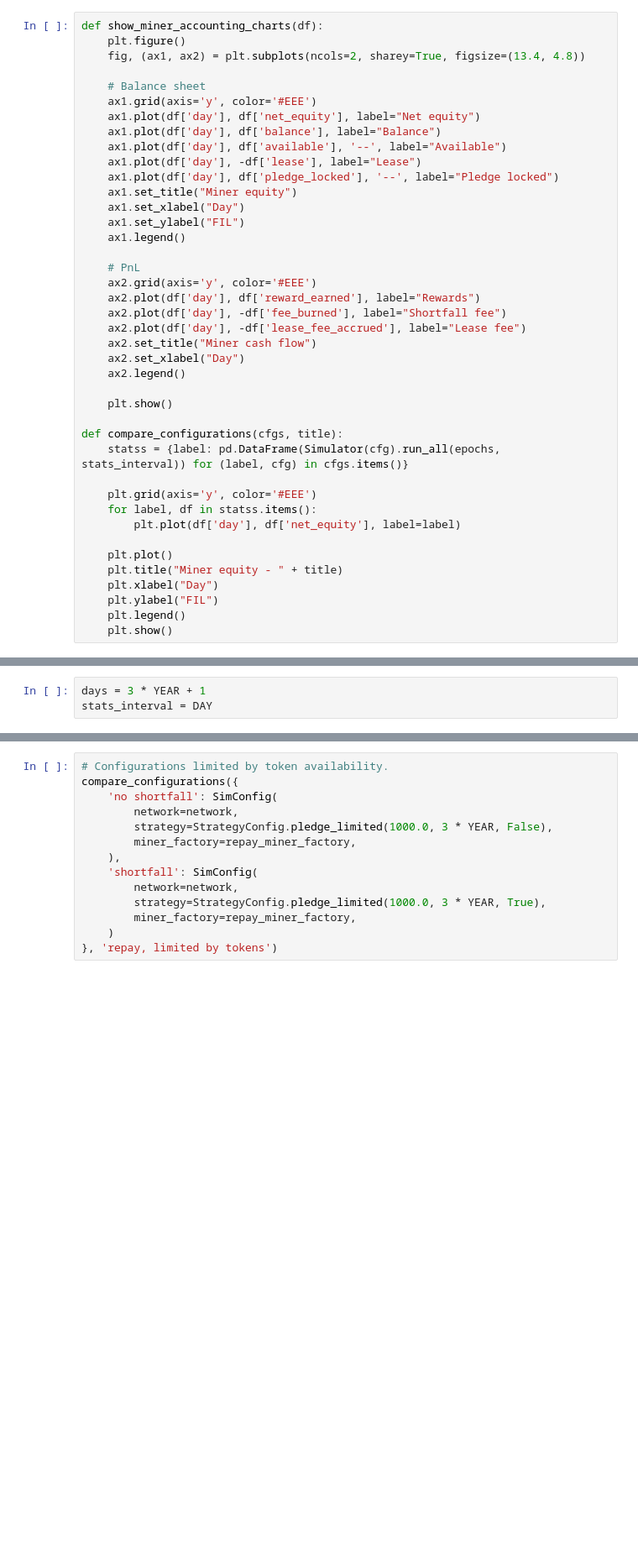
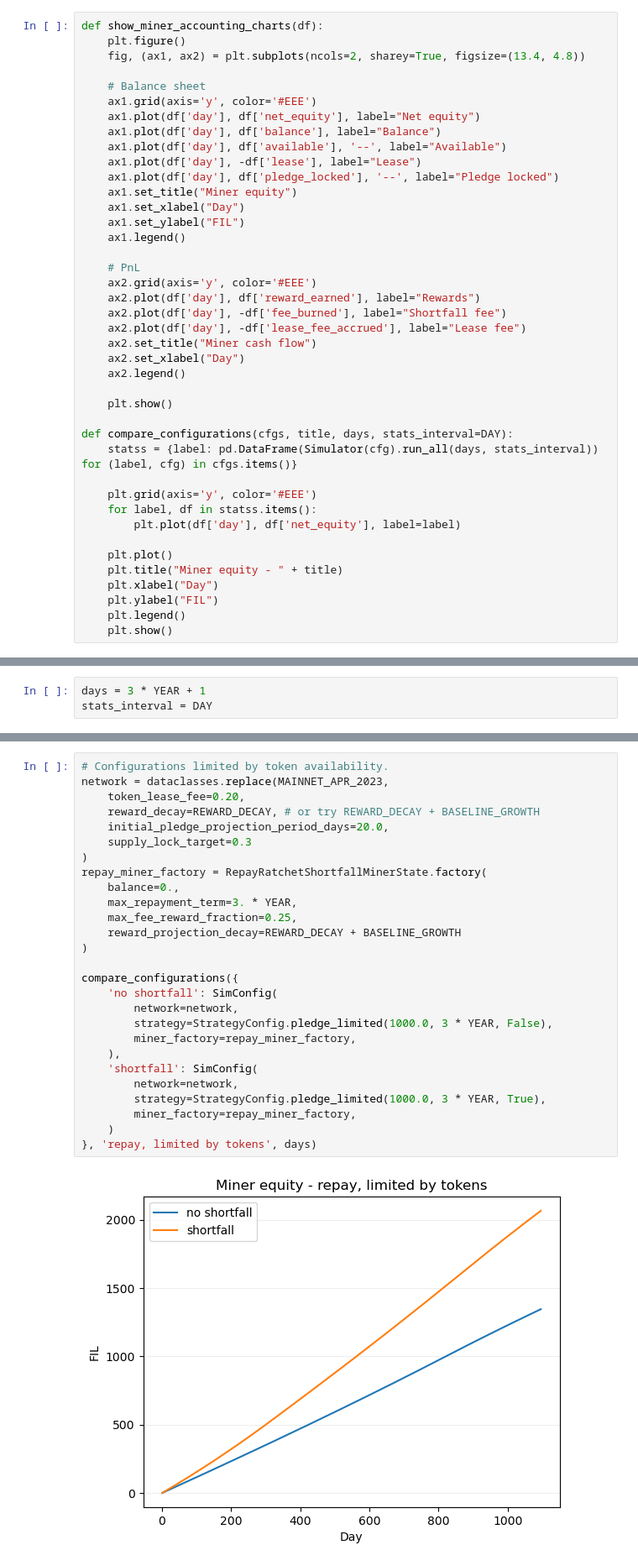
Before and after one commit to kkarrancsu/shortfall, a Jupyter notebook: explore_byday.ipynb, the cells around one changed output, grey strips where cells are left out. Shown at 84% size. Saved outputs shown, nothing was run; the diff lists cells and outputs as text; blank space fills up the shorter version.

Commit message:
updates for additional miner strategies that are now compatible with jax

```diff
--- a/explore_byday.ipynb
+++ b/explore_byday.ipynb
@@ -47,8 +43,8 @@ def show_miner_accounting_charts(df):
 
     plt.show()
 
-def compare_configurations(cfgs, title):
-    statss = {label: pd.DataFrame(Simulator(cfg).run_all(epochs, stats_interval)) for (label, cfg) in cfgs.items()}
+def compare_configurations(cfgs, title, days, stats_interval=DAY):
+    statss = {label: pd.DataFrame(Simulator(cfg).run_all(days, stats_interval)) for (label, cfg) in cfgs.items()}
 
     plt.grid(axis='y', color='#EEE')
     for label, df in statss.items():
@@ -123,18 +91,33 @@ show_miner_accounting_charts(stats_df)
 [figure]
 # %%
 # Configurations limited by token availability.
+network = dataclasses.replace(MAINNET_APR_2023,
+    token_lease_fee=0.20,
+    reward_decay=REWARD_DECAY, # or try REWARD_DECAY + BASELINE_GROWTH
+    initial_pledge_projection_period_days=20.0,
+    supply_lock_target=0.3
+)
+repay_miner_factory = RepayRatchetShortfallMinerState.factory(
+    balance=0.,
+    max_repayment_term=3. * YEAR,
+    max_fee_reward_fraction=0.25,
+    reward_projection_decay=REWARD_DECAY + BASELINE_GROWTH
+)
+
 compare_configurations({
     'no shortfall': SimConfig(
         network=network,
         strategy=StrategyConfig.pledge_limited(1000.0, 3 * YEAR, False),
         miner_factory=repay_miner_factory,
     ),
     'shortfall': SimConfig(
         network=network,
         strategy=StrategyConfig.pledge_limited(1000.0, 3 * YEAR, True),
         miner_factory=repay_miner_factory,
     )
-}, 'repay, limited by tokens')
+}, 'repay, limited by tokens', days)
+# %% [output]
+[figure, added]
 # %%
 compare_configurations({
     'no shortfall': SimConfig(
```
Also changed, not shown: parts of 10 cells of this notebook, 6 other files.
